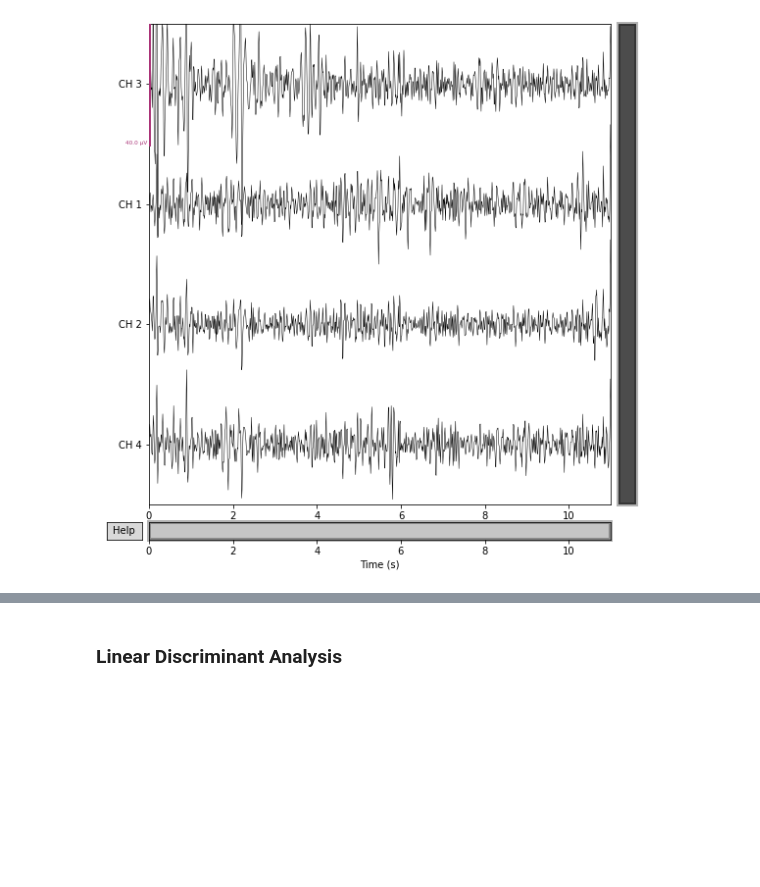
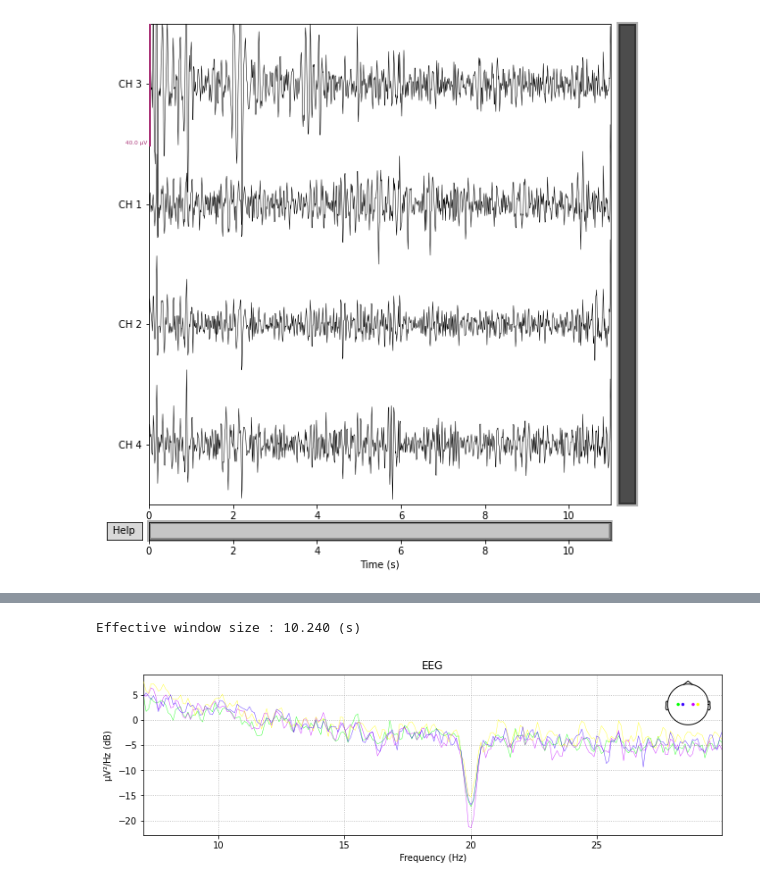
Before and after one commit to Ibrahim925/Light-Nesis, a Jupyter notebook: training.ipynb, the cells around one changed output, grey strips where cells are left out. Drawn from its saved outputs; the diff is of its cells as text; code cells hidden in the pictures; blank space fills up the shorter version.

```diff
--- a/training.ipynb
+++ b/training.ipynb
@@ -257 +276,7 @@ Opening raw-browser...
+# %%
+training_data["None"].plot_psd(fmin=7, fmax=30)
+plt.show()
+# %% [output]
+Effective window size : 10.240 (s)
+[figure, added]
 # %%
@@ -272,2 +286,0 @@ x_test, y_test = create_xy(test_data)
-# %% [markdown]
-<h3>Linear Discriminant Analysis</h3>
```
Also changed, not shown: parts of 15 cells of this notebook.
